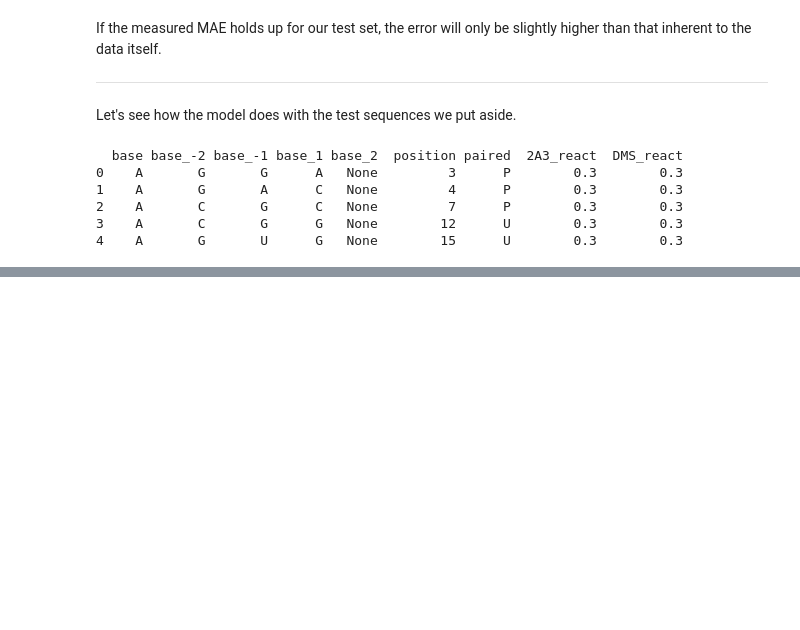
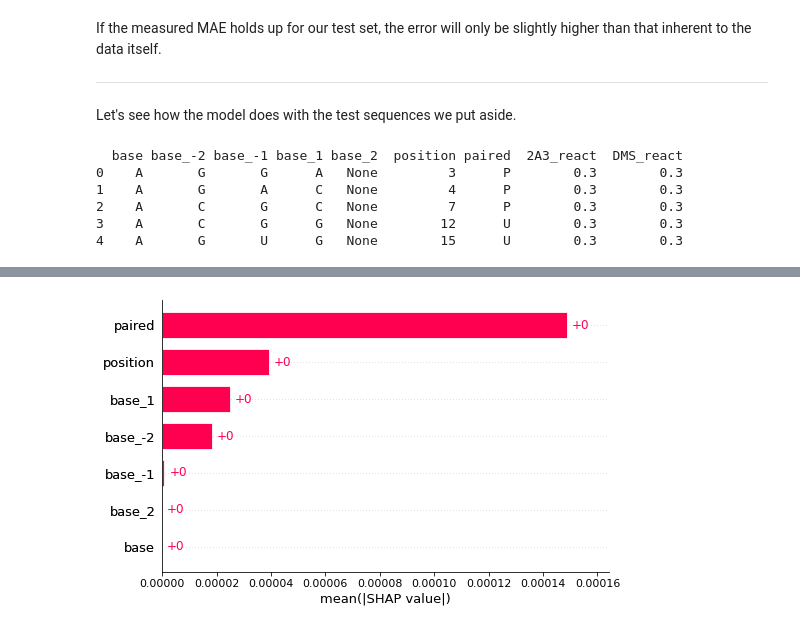
Before and after one commit to koulbeans/RNAstructureprediction-Capstone3, a Jupyter notebook: RNA_PreprocessModelDev.ipynb, the cells around one changed output, grey strips where cells are left out. Saved outputs shown, nothing was run; the diff lists cells and outputs as text; code cells hidden in the pictures; blank space fills up the shorter version.

```diff
--- a/RNA_PreprocessModelDev.ipynb
+++ b/RNA_PreprocessModelDev.ipynb
@@ -416,0 +488,5 @@ MAE values hold up for the test set as well.
+# %%
+# Mean SHAP for DMS
+shap.plots.bar(shap_values[:, :, 1])
+# %% [output]
+[figure, added]
```
Also changed, not shown: parts of 15 cells of this notebook, 3 other files.
